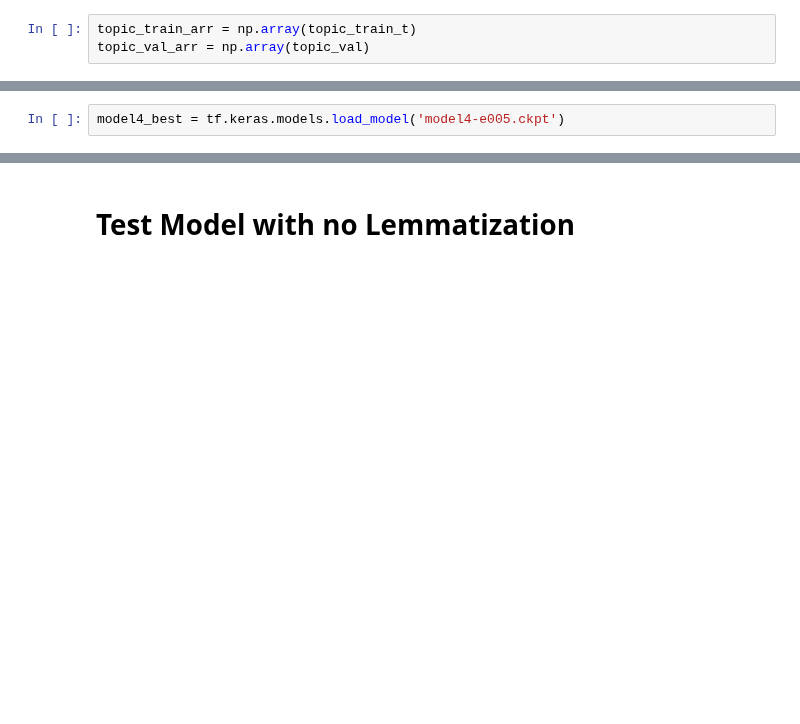
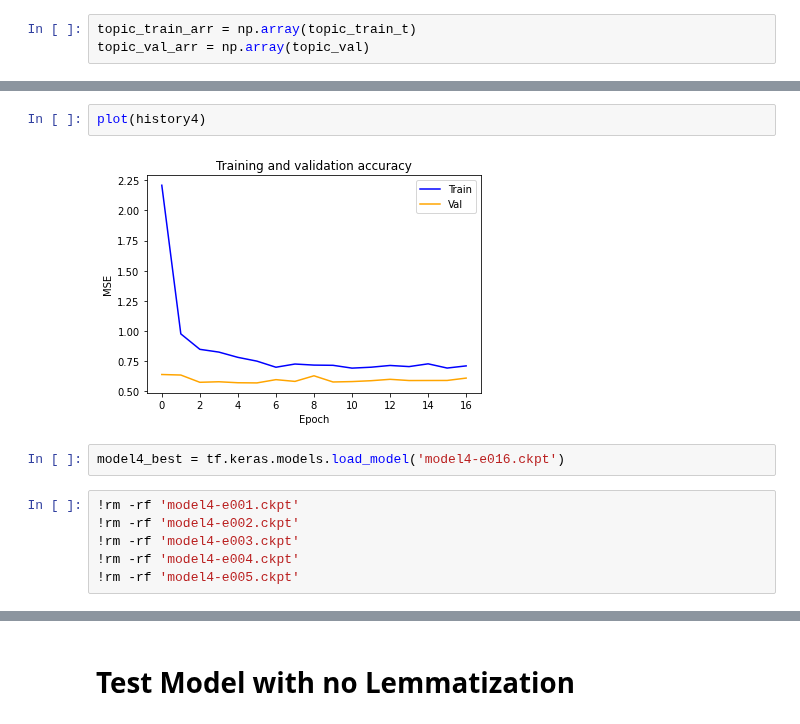
Before and after one commit to fagan2888/tweet-url-relationships, a Jupyter notebook: notebooks/DNN BiLSTM - Colab Muf.ipynb, the cells around one changed output, grey strips where cells are left out. Saved outputs shown, nothing was run; the diff lists cells and outputs as text; blank space fills up the shorter version.

```diff
--- a/notebooks/DNN BiLSTM - Colab Muf.ipynb
+++ b/notebooks/DNN BiLSTM - Colab Muf.ipynb
@@ -772,5 +794,15 @@ Epoch 16/100
+# %%
+plot(history4)
+# %% [output]
+[figure, added]
 # %%
-model4_best = tf.keras.models.load_model('model4-e005.ckpt')
+model4_best = tf.keras.models.load_model('model4-e016.ckpt')
+# %%
+!rm -rf 'model4-e001.ckpt'
+!rm -rf 'model4-e002.ckpt'
+!rm -rf 'model4-e003.ckpt'
+!rm -rf 'model4-e004.ckpt'
+!rm -rf 'model4-e005.ckpt'
 # %%
 source_test_arr = np.array(source_test)
 topic_test_arr = np.array(topic_test)
```
Also changed, not shown: parts of 25 cells of this notebook.
